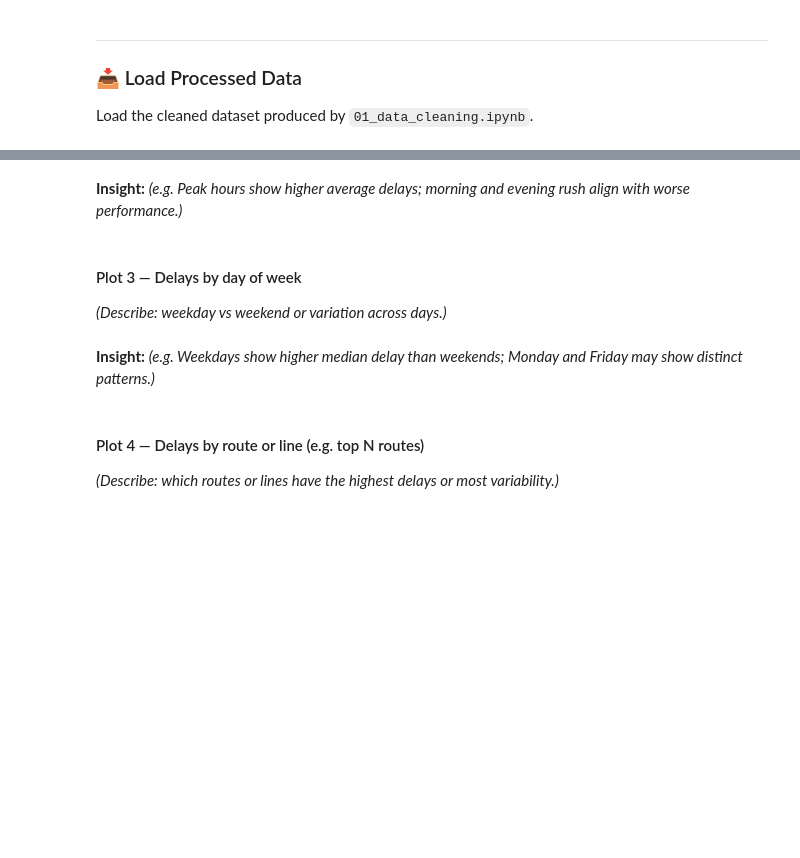
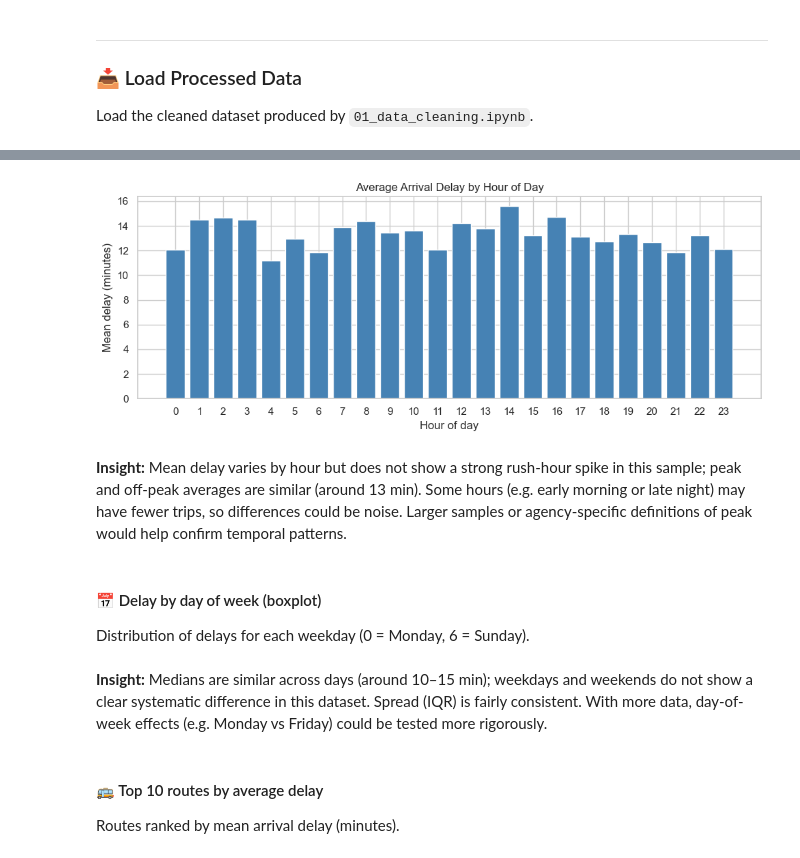
Before and after one commit to florykhan/public-transit-delay-eda, a Jupyter notebook: notebooks/02_eda.ipynb, the cells around one changed output, grey strips where cells are left out. Drawn from its saved outputs; the diff is of its cells as text; code cells hidden in the pictures; blank space fills up the shorter version.

```diff
--- a/notebooks/02_eda.ipynb
+++ b/notebooks/02_eda.ipynb
@@ -63,10 +76,18 @@ The following sections contain well-labeled plots with short written insights un
 # %%
-# e.g. hourly aggregation and line/bar plot
-# hourly = df.groupby('hour')['delay_minutes'].mean()
-# hourly.plot(kind='bar', title='Average delay by hour', xlabel='Hour')
+hourly = df.groupby("hour")["delay_minutes"].agg(["mean", "count"]).reset_index()
+fig, ax = plt.subplots(figsize=(10, 4))
+ax.bar(hourly["hour"], hourly["mean"], color="steelblue", edgecolor="white")
+ax.set_title("Average Arrival Delay by Hour of Day", fontsize=12)
+ax.set_xlabel("Hour of day")
+ax.set_ylabel("Mean delay (minutes)")
+ax.set_xticks(hourly["hour"])
+plt.tight_layout()
+plt.show()
+# %% [output]
+[figure, added]
 # %% [markdown]
-**Insight:** *(e.g. Peak hours show higher average delays; morning and evening rush align with worse performance.)*
+**Insight:** Mean delay varies by hour but does not show a strong rush-hour spike in this sample; peak and off-peak averages are similar (around 13 min). Some hours (e.g. early morning or late night) may have fewer trips, so differences could be noise. Larger samples or agency-specific definitions of peak would help confirm temporal patterns.
 # %% [markdown]
-#### Plot 3 — Delays by day of week
+#### 📅 Delay by day of week (boxplot)
 
-*(Describe: weekday vs weekend or variation across days.)*
+Distribution of delays for each weekday (0 = Monday, 6 = Sunday).
@@ -77,2 +94,2 @@ The following sections contain well-labeled plots with short written insights un
 # %% [markdown]
-**Insight:** *(e.g. Weekdays show higher median delay than weekends; Monday and Friday may show distinct patterns.)*
+**Insight:** Medians are similar across days (around 10–15 min); weekdays and weekends do not show a clear systematic difference in this dataset. Spread (IQR) is fairly consistent. With more data, day-of-week effects (e.g. Monday vs Friday) could be tested more rigorously.
@@ -79,5 +106,5 @@ The following sections contain well-labeled plots with short written insights un
 # %% [markdown]
-#### Plot 4 — Delays by route or line (e.g. top N routes)
+#### 🚌 Top 10 routes by average delay
 
-*(Describe: which routes or lines have the highest delays or most variability.)*
+Routes ranked by mean arrival delay (minutes).
 # %%
```
Also changed, not shown: parts of 17 cells of this notebook.
